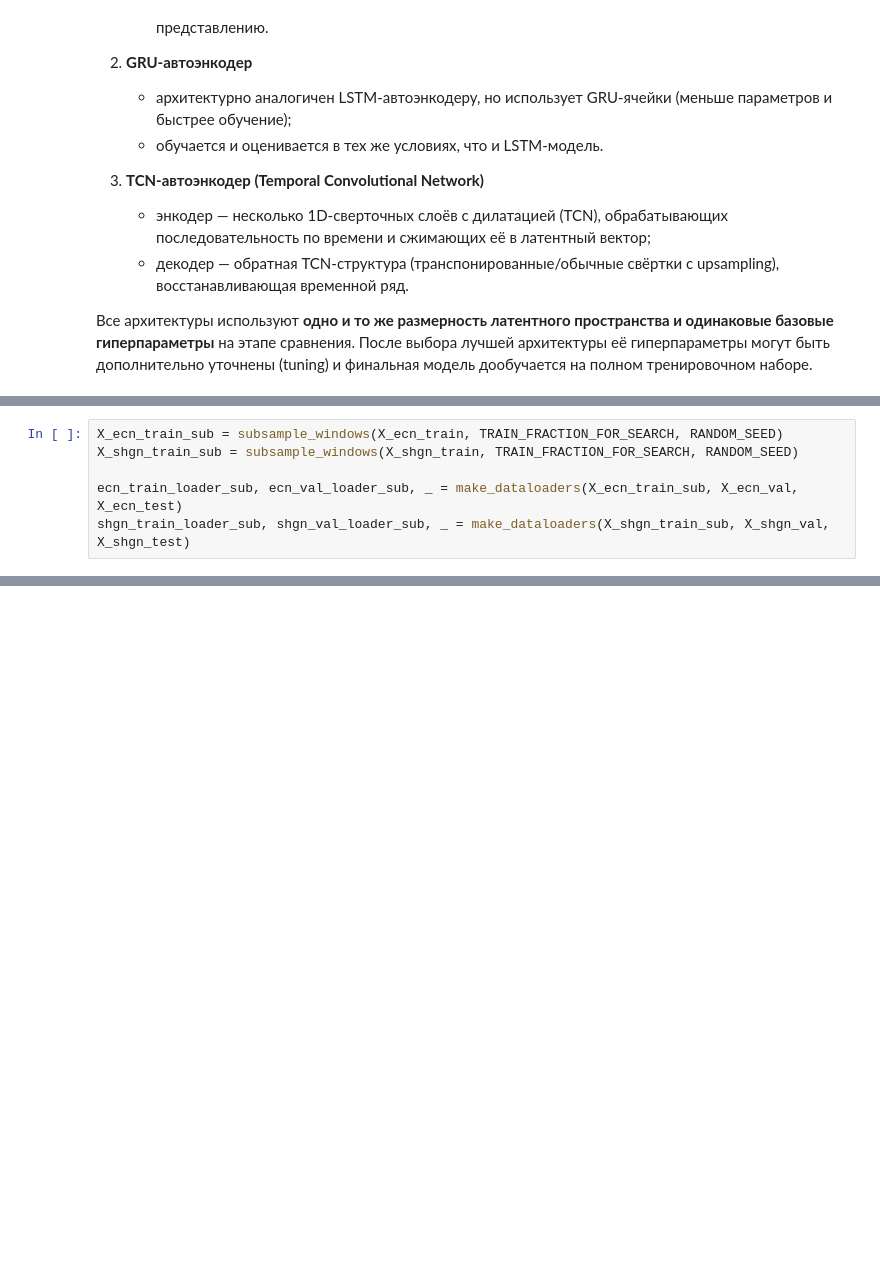
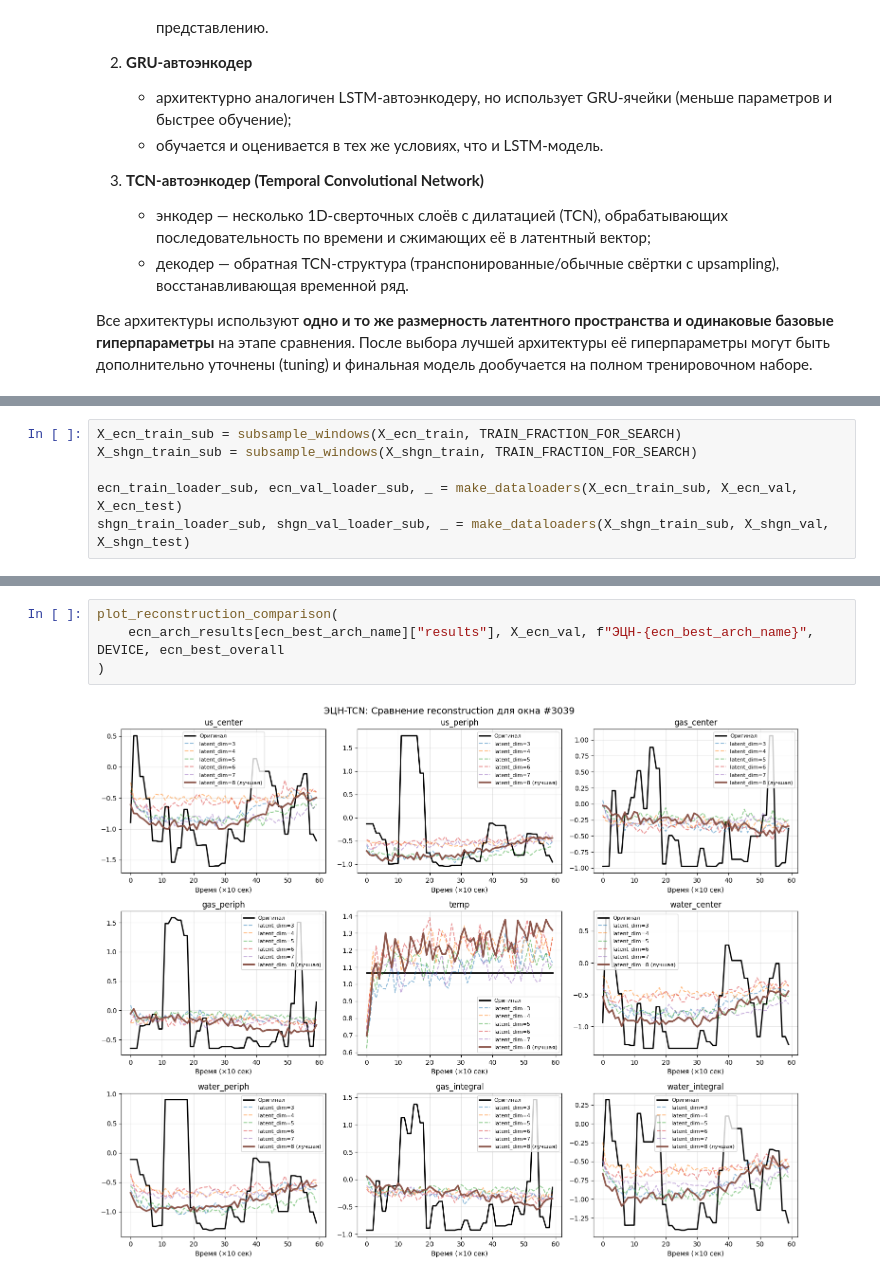
Before and after one commit to AlibekovAA/well_typification_latent, a Jupyter notebook: training/autoencoder.ipynb, the cells around one changed output, grey strips where cells are left out. Drawn from its saved outputs; the diff is of its cells as text; blank space fills up the shorter version.

```diff
--- a/training/autoencoder.ipynb
+++ b/training/autoencoder.ipynb
@@ -316,8 +307,8 @@ def subsample_windows(X, fraction, seed=42):
 
     return X[indices]
 # %%
-X_ecn_train_sub = subsample_windows(X_ecn_train, TRAIN_FRACTION_FOR_SEARCH, RANDOM_SEED)
-X_shgn_train_sub = subsample_windows(X_shgn_train, TRAIN_FRACTION_FOR_SEARCH, RANDOM_SEED)
+X_ecn_train_sub = subsample_windows(X_ecn_train, TRAIN_FRACTION_FOR_SEARCH)
+X_shgn_train_sub = subsample_windows(X_shgn_train, TRAIN_FRACTION_FOR_SEARCH)
 
 ecn_train_loader_sub, ecn_val_loader_sub, _ = make_dataloaders(X_ecn_train_sub, X_ecn_val, X_ecn_test)
 shgn_train_loader_sub, shgn_val_loader_sub, _ = make_dataloaders(X_shgn_train_sub, X_shgn_val, X_shgn_test)
@@ -562,0 +845,6 @@ class TCNAutoencoder(nn.Module):
+# %%
+plot_reconstruction_comparison(
+    ecn_arch_results[ecn_best_arch_name]["results"], X_ecn_val, f"ЭЦН-{ecn_best_arch_name}", DEVICE, ecn_best_overall
+)
+# %% [output]
+[figure, added]
```
Also changed, not shown: parts of 30 cells of this notebook.
